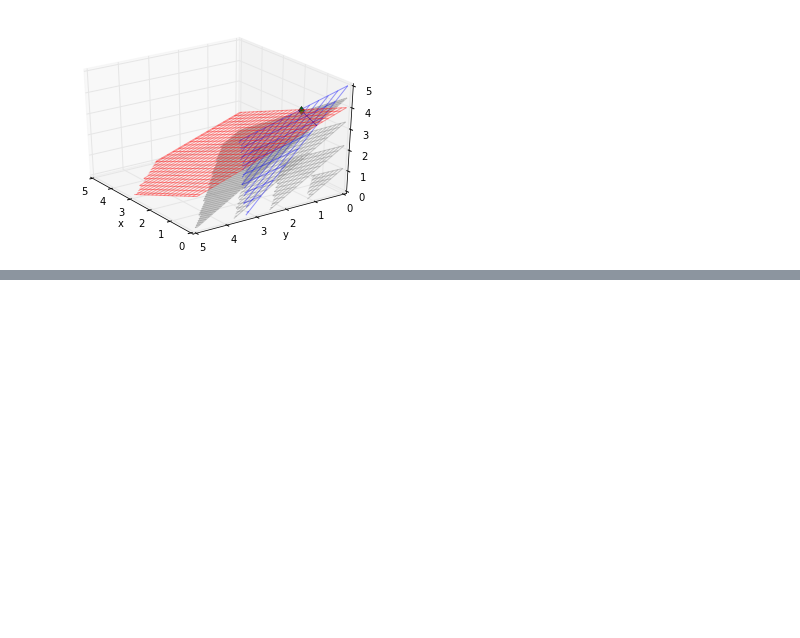
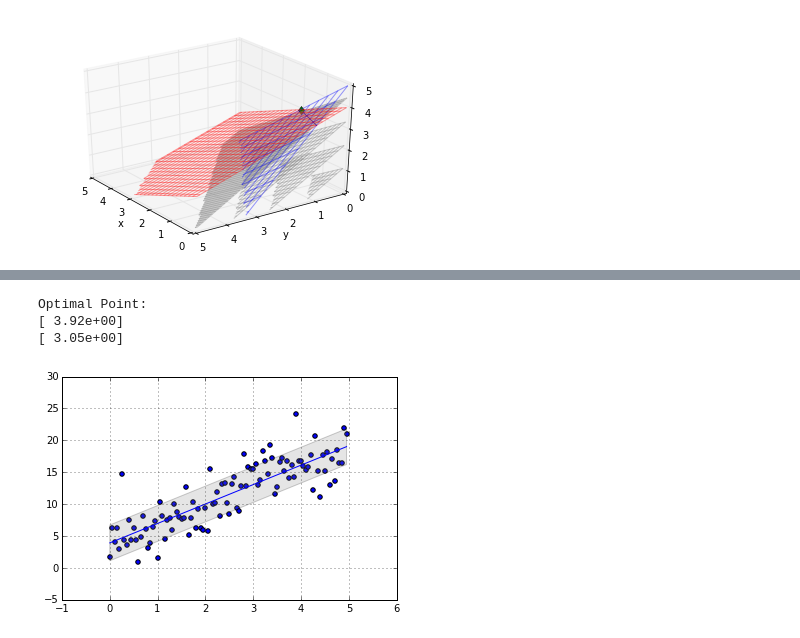
Before and after one commit to btabibian/optimization, a Jupyter notebook: src/Convex Optimization Problems.ipynb, the cells around one changed output, grey strips where cells are left out. Drawn from its saved outputs; the diff is of its cells as text; code cells hidden in the pictures; blank space fills up the shorter version.

```diff
--- a/src/Convex Optimization Problems.ipynb
+++ b/src/Convex Optimization Problems.ipynb
@@ -282,3 +306,28 @@ ax.view_init(elev=30, azim=145)
+# %%
+x=np.arange(0,5,0.05)
+y=3*x+np.random.normal(scale=3,size=x.shape[0])+4
+A=np.concatenate((np.ones((x.shape[0],1)),x.reshape((x.shape[0],1))),axis=1)
+b=y.reshape((x.shape[0],1))
+xx=cvp.Variable(rows=2)
+
+objective1 = cvp.Minimize(cvp.quad_form(xx,np.dot(A.T,A))-xx.T*np.dot(A.T,b)-np.dot(b.T,A)*xx)
+#
+p1 = cvp.Problem(objective1)
+p1.solve()
+print 'Optimal Point:\n',xx.value
+
+plt.scatter(x,y)
+var=np.sqrt(np.var(y.reshape(x.shape[0],1)-np.dot(A,xx.value)))
+
+plt.fill_between(x,np.dot(A,xx.value)[:,0]+var,y2=np.dot(A,xx.value)[:,0]-var
+                 , facecolor='grey', alpha=0.2)
+plt.plot(x,np.dot(A,xx.value))
+plt.grid()
+# %% [output]
+Optimal Point:
+[ 3.92e+00]
+[ 3.05e+00]
+[figure, added]
 # %%
 from IPython.core.display import HTML
 def css_styling():
```
Also changed, not shown: parts of 2 cells of this notebook, 1 other file.
